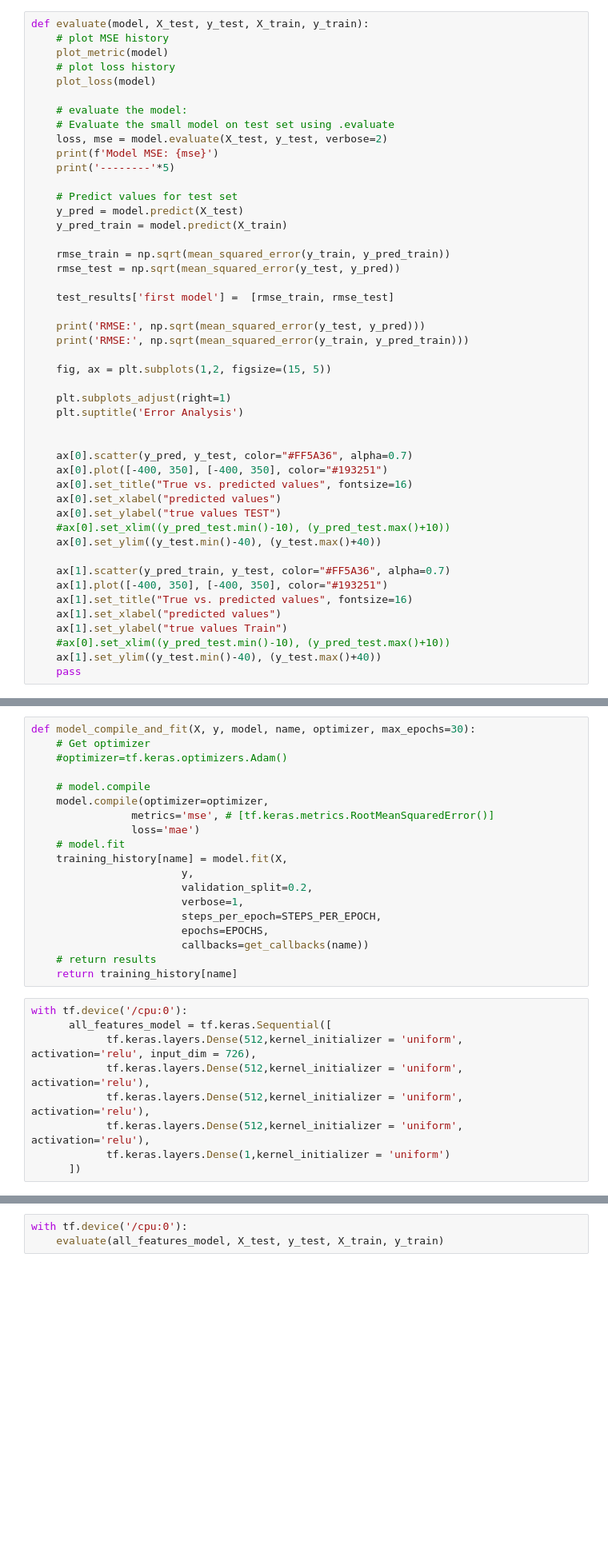
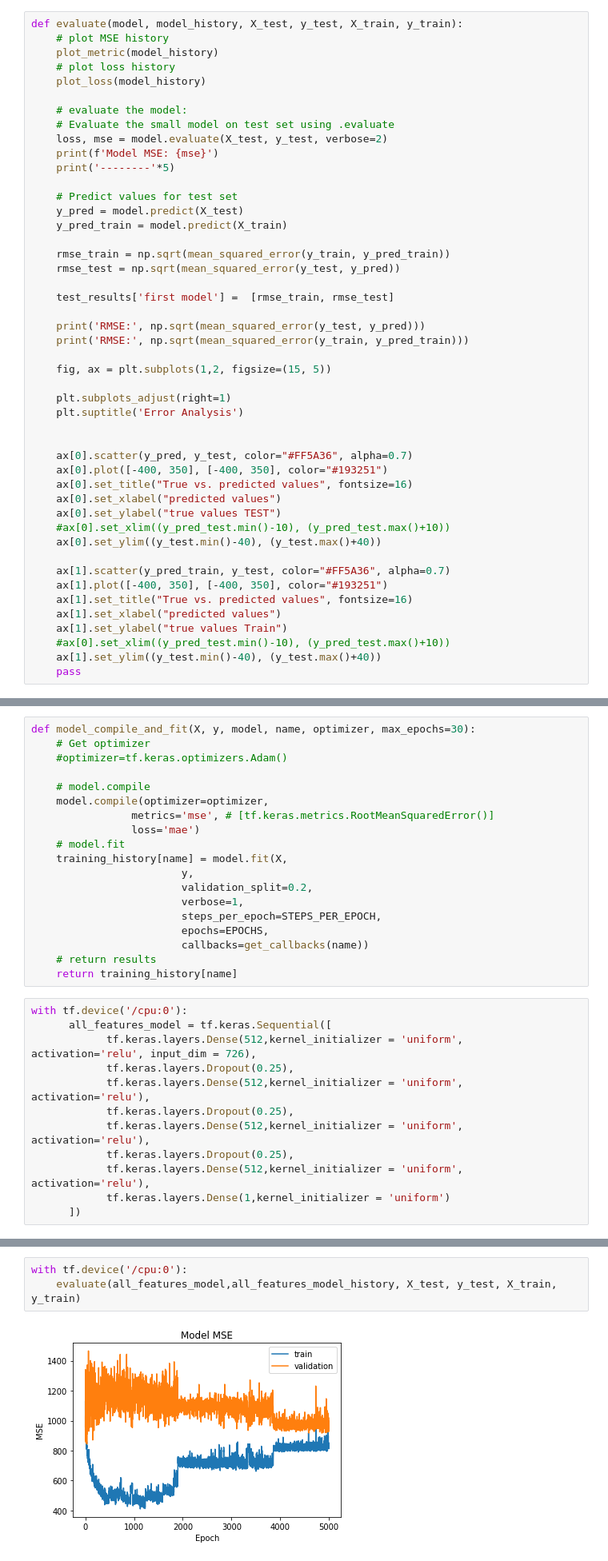
Before and after one commit to sm4rtm4art/airquality, a Jupyter notebook: dnn_regression.ipynb, the cells around one changed output, grey strips where cells are left out. Shown at 80% size. Cells and saved outputs as stored; diff of their text form; blank space fills up the shorter version.

```diff
--- a/dnn_regression.ipynb
+++ b/dnn_regression.ipynb
@@ -150,11 +177,11 @@ def error_analysis(y_test, y_pred_test):
     #ax[1].set_xlim((y_pred_test.min()-10), (y_pred_test.max()+10))
     #ax[1].set_ylim((residuals.min()-10), (residuals.max()+10));
 # %%
-def evaluate(model, X_test, y_test, X_train, y_train):
+def evaluate(model, model_history, X_test, y_test, X_train, y_train):
     # plot MSE history
-    plot_metric(model)
+    plot_metric(model_history)
     # plot loss history
-    plot_loss(model)
+    plot_loss(model_history)
 
     # evaluate the model:
     # Evaluate the small model on test set using .evaluate
@@ -223,8 +250,11 @@ def model_compile_and_fit(X, y, model, name, optimizer, max_epochs=30):
 with tf.device('/cpu:0'):
       all_features_model = tf.keras.Sequential([
             tf.keras.layers.Dense(512,kernel_initializer = 'uniform', activation='relu', input_dim = 726),
+            tf.keras.layers.Dropout(0.25),
             tf.keras.layers.Dense(512,kernel_initializer = 'uniform', activation='relu'),
+            tf.keras.layers.Dropout(0.25),
             tf.keras.layers.Dense(512,kernel_initializer = 'uniform', activation='relu'),
+            tf.keras.layers.Dropout(0.25),
             tf.keras.layers.Dense(512,kernel_initializer = 'uniform', activation='relu'),
             tf.keras.layers.Dense(1,kernel_initializer = 'uniform')
       ])
@@ -239,3 +287,5 @@ with tf.device('/cpu:0'):
 # %%
 with tf.device('/cpu:0'):
-    evaluate(all_features_model, X_test, y_test, X_train, y_train)
+    evaluate(all_features_model,all_features_model_history, X_test, y_test, X_train, y_train)
+# %% [output]
+[figure, added]
```
Also changed, not shown: parts of 8 cells of this notebook.
